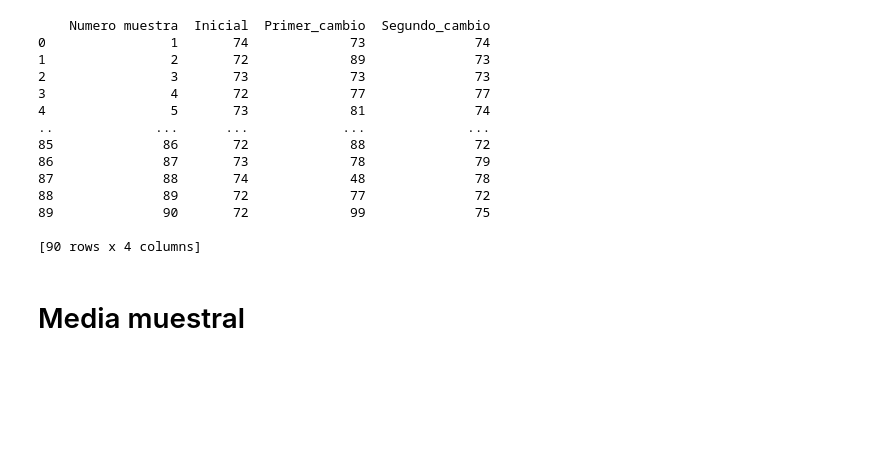
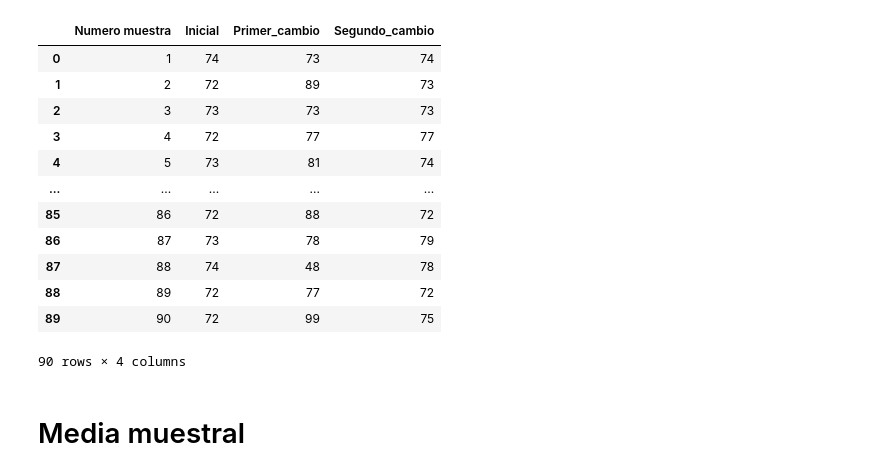
Before and after one commit to Abstractize/Statistical-Inference, a Jupyter notebook: statistical_inference.ipynb, the cells around one changed output. Saved outputs shown, nothing was run; the diff lists cells and outputs as text; code cells hidden in the pictures; blank space fills up the shorter version.

```diff
--- a/statistical_inference.ipynb
+++ b/statistical_inference.ipynb
@@ -1,26 +1,25 @@
 # %%
 import numpy as np
 import pandas as pd
 import matplotlib.pyplot as plt
 import math
 from scipy.stats import norm
 
 df = pd.read_excel("data\Conjunto_datos_tarea2.xlsx")
 
-print(df)
+df
 # %% [output]
+|  | Numero muestra | Inicial | Primer_cambio | Segundo_cambio |
+| 0 | 1 | 74 | 73 | 74 |
+| 1 | 2 | 72 | 89 | 73 |
+| 2 | 3 | 73 | 73 | 73 |
+| 3 | 4 | 72 | 77 | 77 |
+| 4 | 5 | 73 | 81 | 74 |
+| ... | ... | ... | ... | ... |
+| 85 | 86 | 72 | 88 | 72 |
+| 86 | 87 | 73 | 78 | 79 |
+| 87 | 88 | 74 | 48 | 78 |
+| 88 | 89 | 72 | 77 | 72 |
+| 89 | 90 | 72 | 99 | 75 |
-    Numero muestra  Inicial  Primer_cambio  Segundo_cambio
-0                1       74             73              74
-1                2       72             89              73
-2                3       73             73              73
-3                4       72             77              77
-4                5       73             81              74
-..             ...      ...            ...             ...
-85              86       72             88              72
-86              87       73             78              79
-87              88       74             48              78
-88              89       72             77              72
-89              90       72             99              75
-
-[90 rows x 4 columns]
+90 rows × 4 columns
 # %%
```
Also changed, not shown: parts of 14 cells of this notebook, 1 other file.
